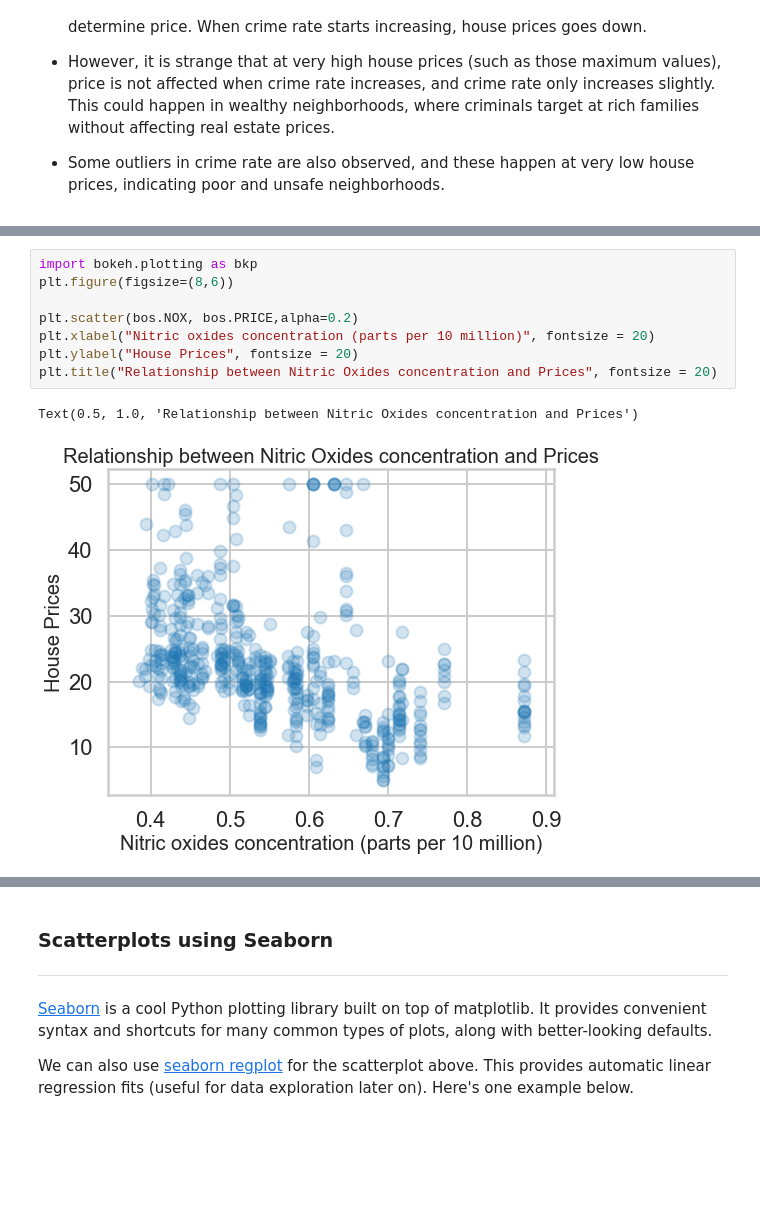
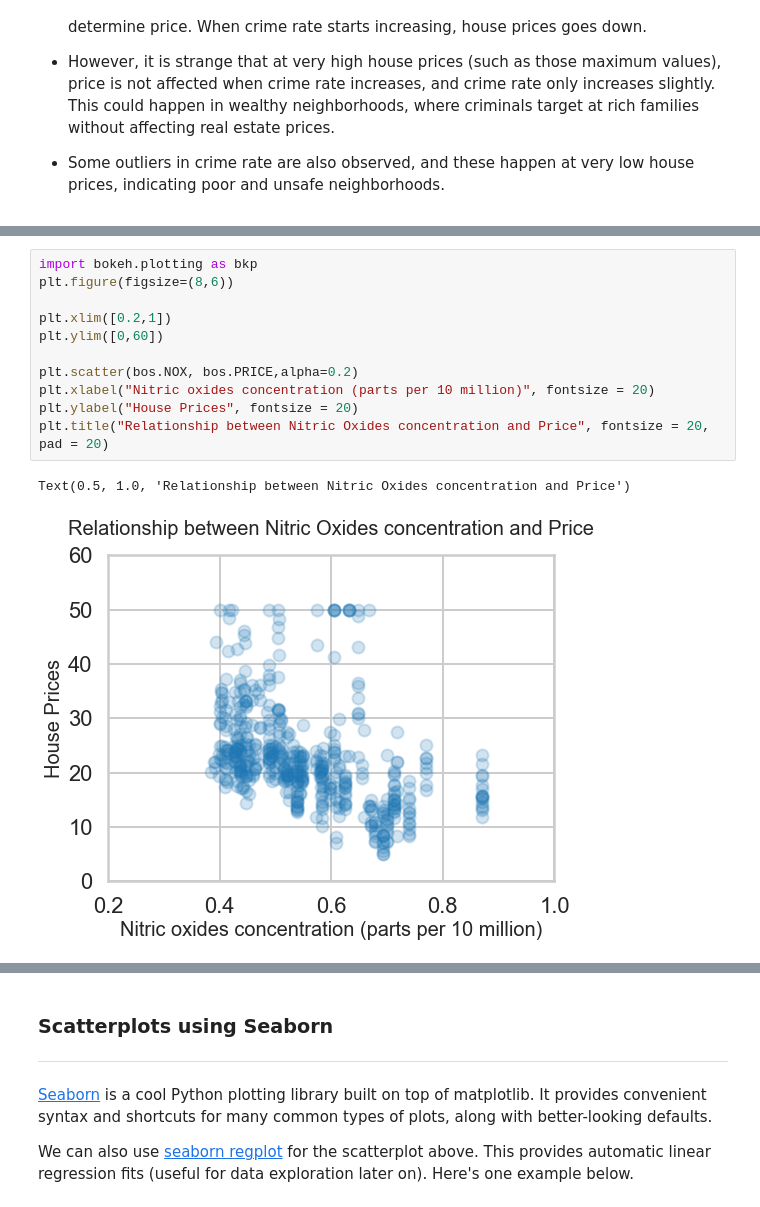
Before and after one commit to qnguyen1010/Springboard, a Jupyter notebook: Mini_Project_Linear_Regression__QN.ipynb, the cells around one changed output, grey strips where cells are left out. Cells and saved outputs as stored; diff of their text form; blank space fills up the shorter version.

```diff
--- a/Mini_Project_Linear_Regression__QN.ipynb
+++ b/Mini_Project_Linear_Regression__QN.ipynb
@@ -335,12 +344,15 @@ Text(0.5, 1.0, 'Relationship between population % lower status and Price')
 # %%
 import bokeh.plotting as bkp
 plt.figure(figsize=(8,6))
 
+plt.xlim([0.2,1])
+plt.ylim([0,60])
+
 plt.scatter(bos.NOX, bos.PRICE,alpha=0.2)
 plt.xlabel("Nitric oxides concentration (parts per 10 million)", fontsize = 20)
 plt.ylabel("House Prices", fontsize = 20)
-plt.title("Relationship between Nitric Oxides concentration and Prices", fontsize = 20)
+plt.title("Relationship between Nitric Oxides concentration and Price", fontsize = 20, pad = 20)
 # %% [output]
-Text(0.5, 1.0, 'Relationship between Nitric Oxides concentration and Prices')
+Text(0.5, 1.0, 'Relationship between Nitric Oxides concentration and Price')
-[figure, old version]
+[figure, new version]
 # %% [markdown]
```
Also changed, not shown: parts of 41 cells of this notebook.
